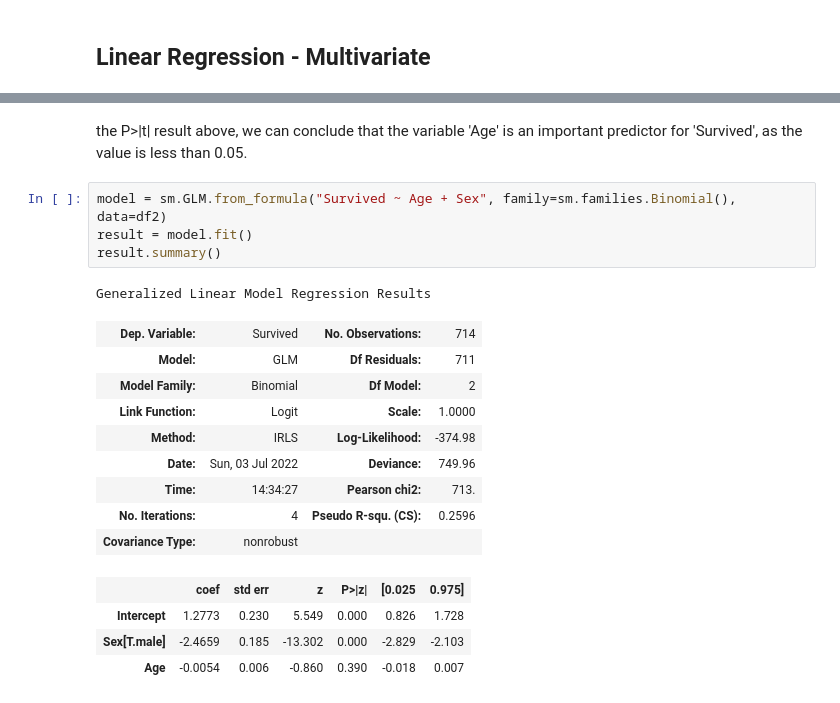
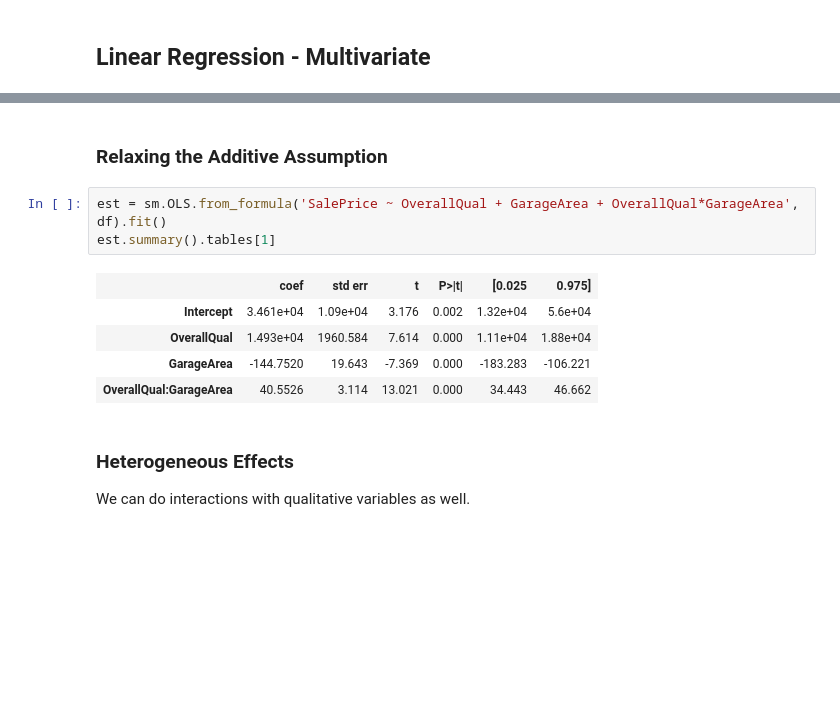
Before and after one commit to kevinkhang2909/ML-learning-journey, a Jupyter notebook: stats/linear_regression.ipynb, the cells around one changed output, grey strips where cells are left out. Cells and saved outputs as stored; diff of their text form; blank space fills up the shorter version.

```diff
--- a/stats/linear_regression.ipynb
+++ b/stats/linear_regression.ipynb
@@ -145,21 +192,14 @@ Generalized Linear Model Regression Results
-# %% [markdown]
-the P>|t| result above, we can conclude that the variable 'Age' is an important predictor for 'Survived', as the value is less than 0.05.
-# %%
-model = sm.GLM.from_formula("Survived ~ Age + Sex", family=sm.families.Binomial(), data=df2)
-result = model.fit()
-result.summary()
-# %% [output]
-Generalized Linear Model Regression Results
-| Dep. Variable: | Survived | No. Observations: | 714 |
-| Model: | GLM | Df Residuals: | 711 |
-| Model Family: | Binomial | Df Model: | 2 |
-| Link Function: | Logit | Scale: | 1.0000 |
-| Method: | IRLS | Log-Likelihood: | -374.98 |
-| Date: | Sun, 03 Jul 2022 | Deviance: | 749.96 |
-| Time: | 14:34:27 | Pearson chi2: | 713. |
-| No. Iterations: | 4 | Pseudo R-squ. (CS): | 0.2596 |
-| Covariance Type: | nonrobust |  |  |
-|  | coef | std err | z | P>|z| | [0.025 | 0.975] |
-| Intercept | 1.2773 | 0.230 | 5.549 | 0.000 | 0.826 | 1.728 |
-| Sex[T.male] | -2.4659 | 0.185 | -13.302 | 0.000 | -2.829 | -2.103 |
-| Age | -0.0054 | 0.006 | -0.860 | 0.390 | -0.018 | 0.007 |
+# %% [markdown]
+### Relaxing the Additive Assumption
+# %%
+est = sm.OLS.from_formula('SalePrice ~ OverallQual + GarageArea + OverallQual*GarageArea', df).fit()
+est.summary().tables[1]
+# %% [output]
+|  | coef | std err | t | P>|t| | [0.025 | 0.975] |
+| Intercept | 3.461e+04 | 1.09e+04 | 3.176 | 0.002 | 1.32e+04 | 5.6e+04 |
+| OverallQual | 1.493e+04 | 1960.584 | 7.614 | 0.000 | 1.11e+04 | 1.88e+04 |
+| GarageArea | -144.7520 | 19.643 | -7.369 | 0.000 | -183.283 | -106.221 |
+| OverallQual:GarageArea | 40.5526 | 3.114 | 13.021 | 0.000 | 34.443 | 46.662 |
+# %% [markdown]
+### Heterogeneous Effects
+We can do interactions with qualitative variables as well.
```
Also changed, not shown: parts of 21 cells of this notebook.
